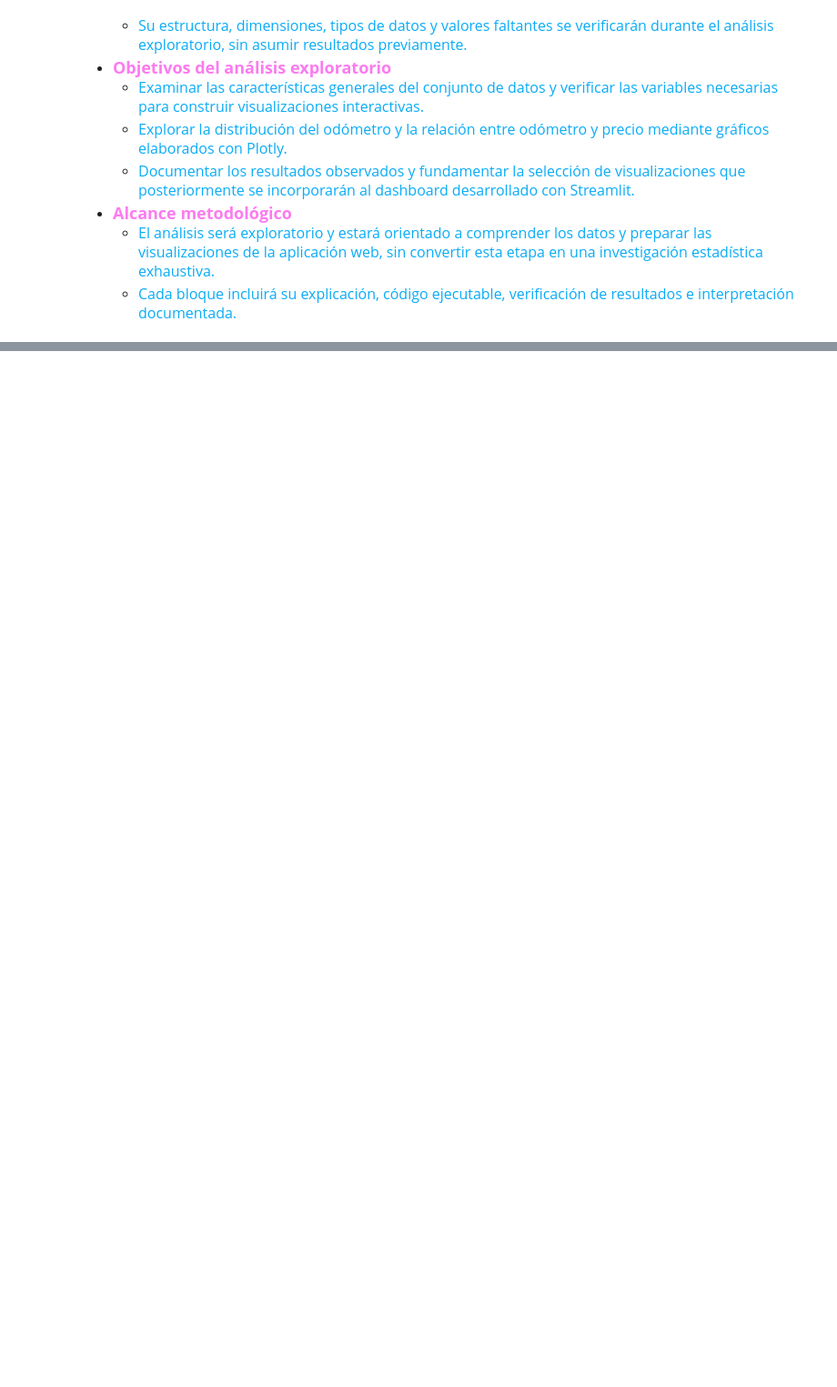
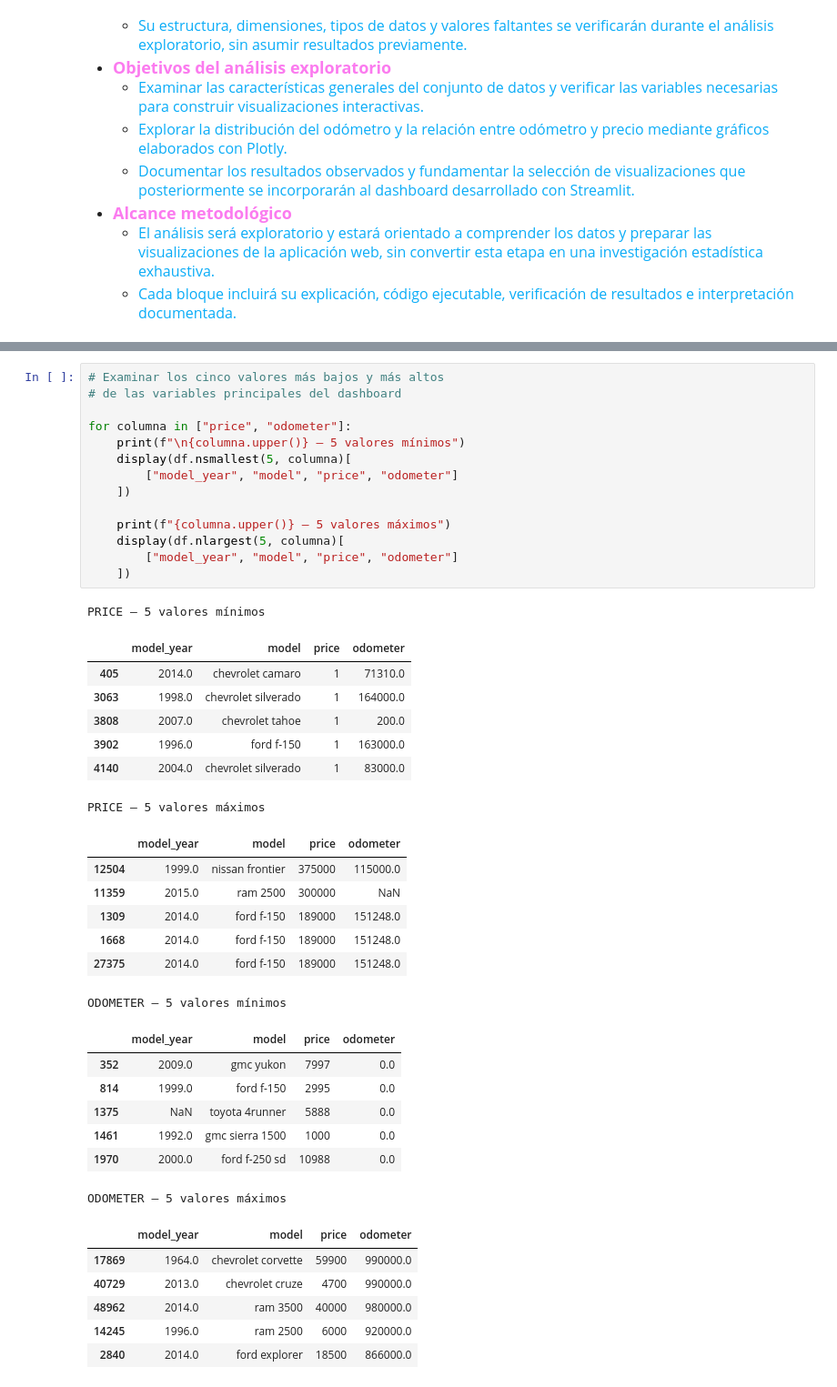
Before and after one commit to vmhernann110177/tripleten-s7-c7-vehicles-dashboard, a Jupyter notebook: notebooks/EDA.ipynb, the cells around one changed output, grey strips where cells are left out. Shown at 91% size. Drawn from its saved outputs; the diff is of its cells as text; blank space fills up the shorter version.

```diff
--- a/notebooks/EDA.ipynb
+++ b/notebooks/EDA.ipynb
@@ -17,0 +180,43 @@
+# %%
+# Examinar los cinco valores más bajos y más altos
+# de las variables principales del dashboard
+
+for columna in ["price", "odometer"]:
+    print(f"\n{columna.upper()} — 5 valores mínimos")
+    display(df.nsmallest(5, columna)[
+        ["model_year", "model", "price", "odometer"]
+    ])
+
+    print(f"{columna.upper()} — 5 valores máximos")
+    display(df.nlargest(5, columna)[
+        ["model_year", "model", "price", "odometer"]
+    ])
+# %% [output]
+PRICE — 5 valores mínimos
+|  | model_year | model | price | odometer |
+| 405 | 2014.0 | chevrolet camaro | 1 | 71310.0 |
+| 3063 | 1998.0 | chevrolet silverado | 1 | 164000.0 |
+| 3808 | 2007.0 | chevrolet tahoe | 1 | 200.0 |
+| 3902 | 1996.0 | ford f-150 | 1 | 163000.0 |
+| 4140 | 2004.0 | chevrolet silverado | 1 | 83000.0 |
+PRICE — 5 valores máximos
+|  | model_year | model | price | odometer |
+| 12504 | 1999.0 | nissan frontier | 375000 | 115000.0 |
+| 11359 | 2015.0 | ram 2500 | 300000 | NaN |
+| 1309 | 2014.0 | ford f-150 | 189000 | 151248.0 |
+| 1668 | 2014.0 | ford f-150 | 189000 | 151248.0 |
+| 27375 | 2014.0 | ford f-150 | 189000 | 151248.0 |
+ODOMETER — 5 valores mínimos
+|  | model_year | model | price | odometer |
+| 352 | 2009.0 | gmc yukon | 7997 | 0.0 |
+| 814 | 1999.0 | ford f-150 | 2995 | 0.0 |
+| 1375 | NaN | toyota 4runner | 5888 | 0.0 |
+| 1461 | 1992.0 | gmc sierra 1500 | 1000 | 0.0 |
+| 1970 | 2000.0 | ford f-250 sd | 10988 | 0.0 |
+ODOMETER — 5 valores máximos
+|  | model_year | model | price | odometer |
+| 17869 | 1964.0 | chevrolet corvette | 59900 | 990000.0 |
+| 40729 | 2013.0 | chevrolet cruze | 4700 | 990000.0 |
+| 48962 | 2014.0 | ram 3500 | 40000 | 980000.0 |
+| 14245 | 1996.0 | ram 2500 | 6000 | 920000.0 |
+| 2840 | 2014.0 | ford explorer | 18500 | 866000.0 |
```
Also changed, not shown: parts of 35 cells of this notebook, 2 other files.
